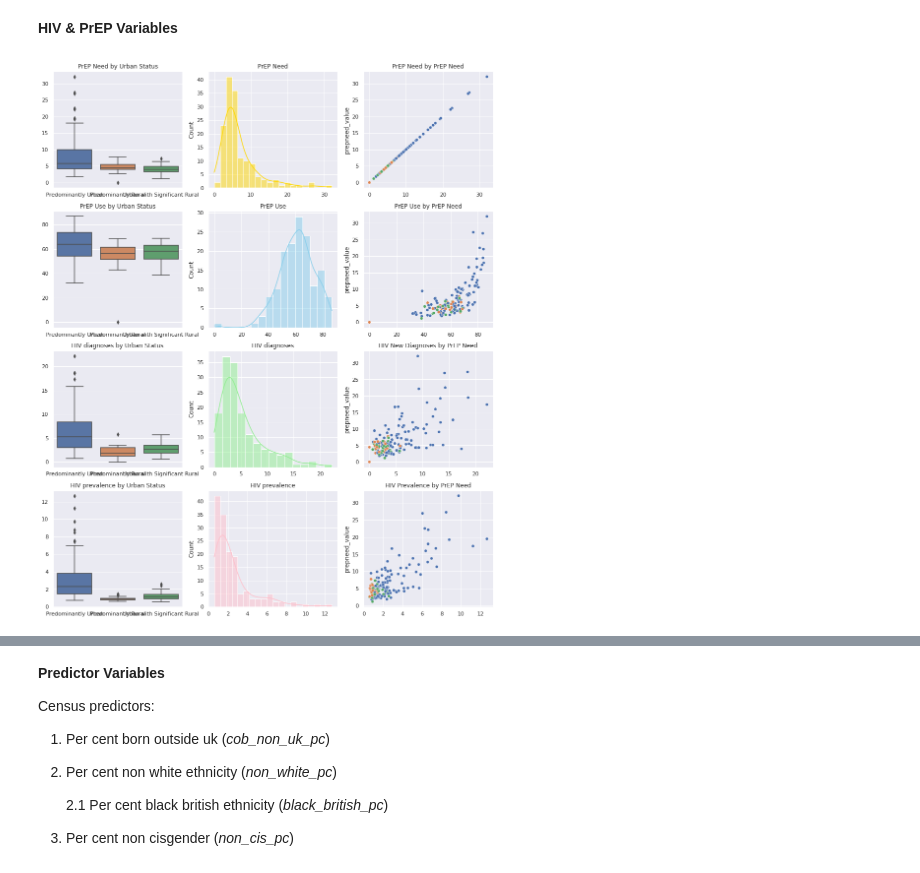
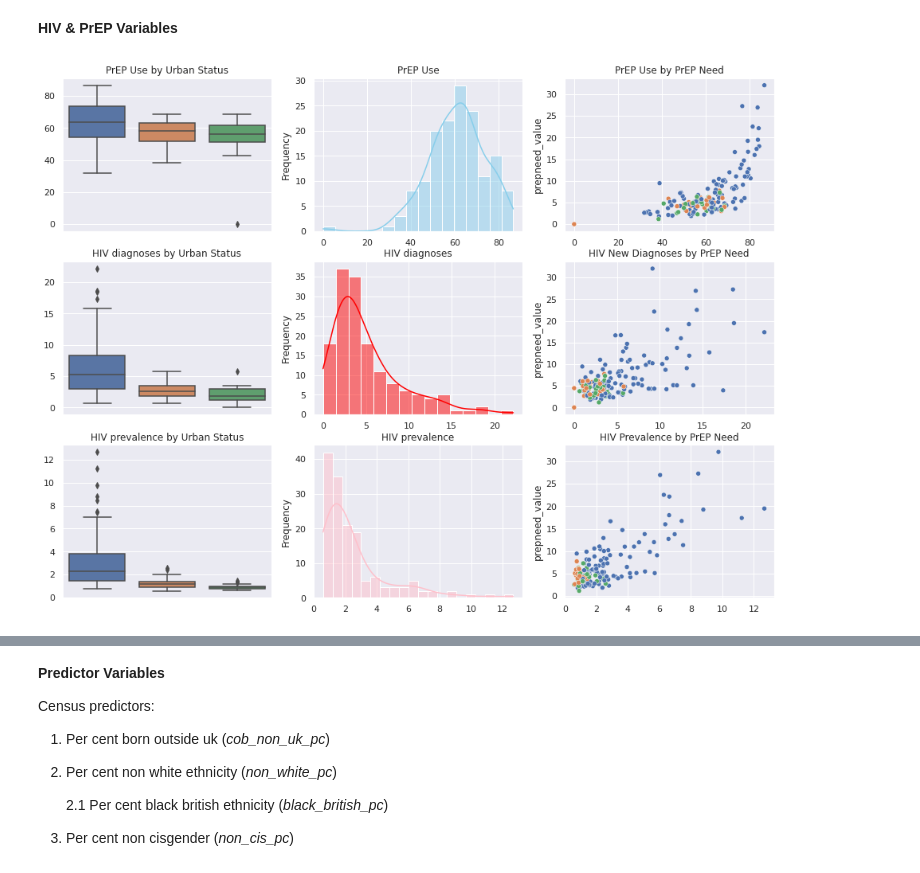
Before and after one commit to joepost/CASA0007_MajorAssessment, a Jupyter notebook: python_notebook.ipynb, the cells around one changed output, grey strips where cells are left out. Drawn from its saved outputs; the diff is of its cells as text; code cells hidden in the pictures.

Commit message:
clean up plotting to run off parameters

```diff
--- a/python_notebook.ipynb
+++ b/python_notebook.ipynb
@@ -625,0 +628,20 @@ sns.pairplot(data=pairplotdf, hue='ru_3fold', height=2)
+# %%
+# Set rural-urban category choice (uncomment desired categories)
+# ru_cats = "ru_2fold"
+ru_cats = "ru_3fold"
+# ru_cats = "ru_6fold"
+
+if ru_cats == "ru_2fold":
+    ru_cats_order = ['Urban', 'Regional-Rural']
+    ru_cats_filename = "2cat"
+elif ru_cats == "ru_3fold":
+    ru_cats_order = ['Predominantly Urban', 'Urban with Significant Rural', 'Predominantly Rural']
+    ru_cats_filename = "3cat"
+elif ru_cats == "ru_6fold":
+    ru_cats_order = ['Urban with Major Conurbation',
+                 'Urban with Minor Conurbation',
+                'Urban with City and Town',
+                'Urban with Significant Rural',
+                'Mainly Rural',
+                'Largely Rural']
+    ru_cats_filename = "6cat"
@@ -627,32 +669,36 @@ sns.pairplot(data=pairplotdf, hue='ru_3fold', height=2)
 **HIV & PrEP Variables**
 # %%
 #define dimensions of subplots (rows, columns)
-fig, axes = plt.subplots(4, 3, figsize = (16,20))
+fig, axes = plt.subplots(3, 3, figsize = (16,12))
 
 #set theme
 sns.set(style="darkgrid")
 
-#create chart in each subplot
-sns.boxplot(data=full_df, x='ru_3fold', y='prepneed_value', ax=axes[0,0]).set(title="PrEP Need by Urban Status", xlabel = "", ylabel="")
-sns.histplot(data=full_df, x='prepneed_value', color = "gold", kde = True, ax=axes[0,1]).set(title="PrEP Need", xlabel = "")
-sns.scatterplot(data=full_df, x='prepneed_value', y='prepneed_value', hue = 'ru_3fold',
-                ax=axes[0,2], legend=False).set(title="PrEP Need by PrEP Need", xlabel = "")
+sns.boxplot(data=full_df, x=ru_cats, y='prepuse_value', order=ru_cats_order, ax=axes[0,0]).set(title="PrEP Use by Urban Status",
+                                                                            xticklabels=[], xlabel=None, ylabel=None)
+sns.histplot(data=full_df, x='prepuse_value', color = "skyblue", kde = True, ax=axes[0,1]).set(title="PrEP Use",
+                                                                                                  xlabel = "", ylabel="Frequency")
+sns.scatterplot(data=full_df, x='prepuse_value', y='prepneed_value',  hue = ru_cats,
+                ax=axes[0,2], legend=False).set(title="PrEP Use by PrEP Need", xlabel = "")
 
-sns.boxplot(data=full_df, x='ru_3fold', y='prepuse_value', ax=axes[1,0]).set(title="PrEP Use by Urban Status", xlabel = "", ylabel="")
-sns.histplot(data=full_df, x='prepuse_value', color = "skyblue", kde = True, ax=axes[1,1]).set(title="PrEP Use", xlabel = "")
-sns.scatterplot(data=full_df, x='prepuse_value', y='prepneed_value',  hue = 'ru_3fold',
-                ax=axes[1,2], legend=False).set(title="PrEP Use by PrEP Need", xlabel = "")
+sns.boxplot(data=full_df, x=ru_cats, y='hivnewdiag_value', order=ru_cats_order, ax=axes[1,0]).set(title="HIV diagnoses by Urban Status",
+                                                                            xticklabels=[], xlabel=None, ylabel=None)
+sns.histplot(data=full_df, x='hivnewdiag_value', color = "red", kde = True, ax=axes[1,1]).set(title="HIV diagnoses",
+                                                                                                  xlabel = "", ylabel="Frequency")
+sns.scatterplot(data=full_df, x='hivnewdiag_value', y='prepneed_value',  hue = ru_cats,
+                ax=axes[1,2], legend=False).set(title="HIV New Diagnoses by PrEP Need", xlabel = "")
 
-sns.boxplot(data=full_df, x='ru_3fold', y='hivnewdiag_value', ax=axes[2,0]).set(title="HIV diagnoses by Urban Status", xlabel = "", ylabel="")
-sns.histplot(data=full_df, x='hivnewdiag_value', color = "lightgreen", kde = True, ax=axes[2,1]).set(title="HIV diagnoses", xlabel = "")
-sns.scatterplot(data=full_df, x='hivnewdiag_value', y='prepneed_value',  hue = 'ru_3fold',
-                ax=axes[2,2], legend=False).set(title="HIV New Diagnoses by PrEP Need", xlabel = "")
+sns.boxplot(data=full_df, x=ru_cats, y='hivprev_value', order=ru_cats_order, ax=axes[2,0]).set(title="HIV prevalence by Urban Status",
+                                                                            xticklabels=[], xlabel=None, ylabel=None)
+sns.histplot(data=full_df, x='hivprev_value', color = "pink", kde = True, ax=axes[2,1]).set(title="HIV prevalence",
+                                                                                                  xlabel = "", ylabel="Frequency")
+sns.scatterplot(data=full_df, x='hivprev_value', y='prepneed_value',  hue = ru_cats,
+                ax=axes[2,2], legend=False).set(title="HIV Prevalence by PrEP Need", xlabel = "")
 
-sns.boxplot(data=full_df, x='ru_3fold', y='hivprev_value', ax=axes[3,0]).set(title="HIV prevalence by Urban Status", xlabel = "", ylabel="")
-sns.histplot(data=full_df, x='hivprev_value', color = "pink", kde = True, ax=axes[3,1]).set(title="HIV prevalence", xlabel = "")
-sns.scatterplot(data=full_df, x='hivprev_value', y='prepneed_value',  hue = 'ru_3fold',
-                ax=axes[3,2], legend=False).set(title="HIV Prevalence by PrEP Need", xlabel = "")
+
+# save figure to output folder
+plt.savefig(f"figures/distplots_hivpredictors_{ru_cats_filename}.png", dpi=600, facecolor="white", bbox_inches="tight")
 
 plt.show()
 # %% [output]
-[figure, old version]
+[figure, new version]
```
Also changed, not shown: parts of 6 cells of this notebook.
